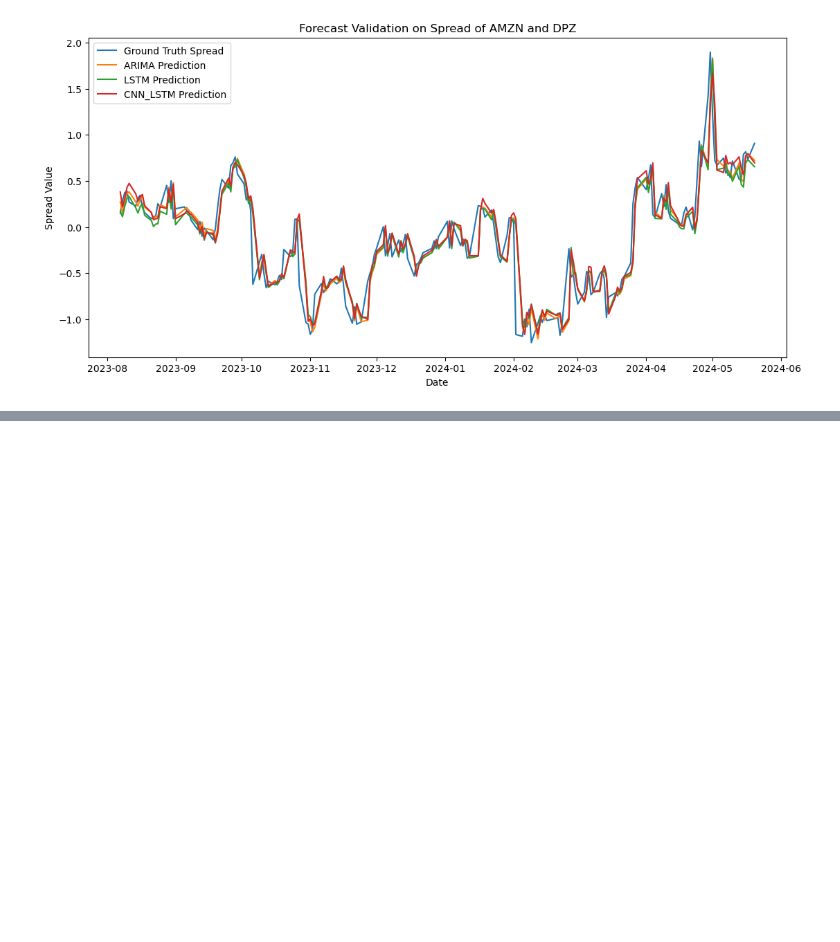
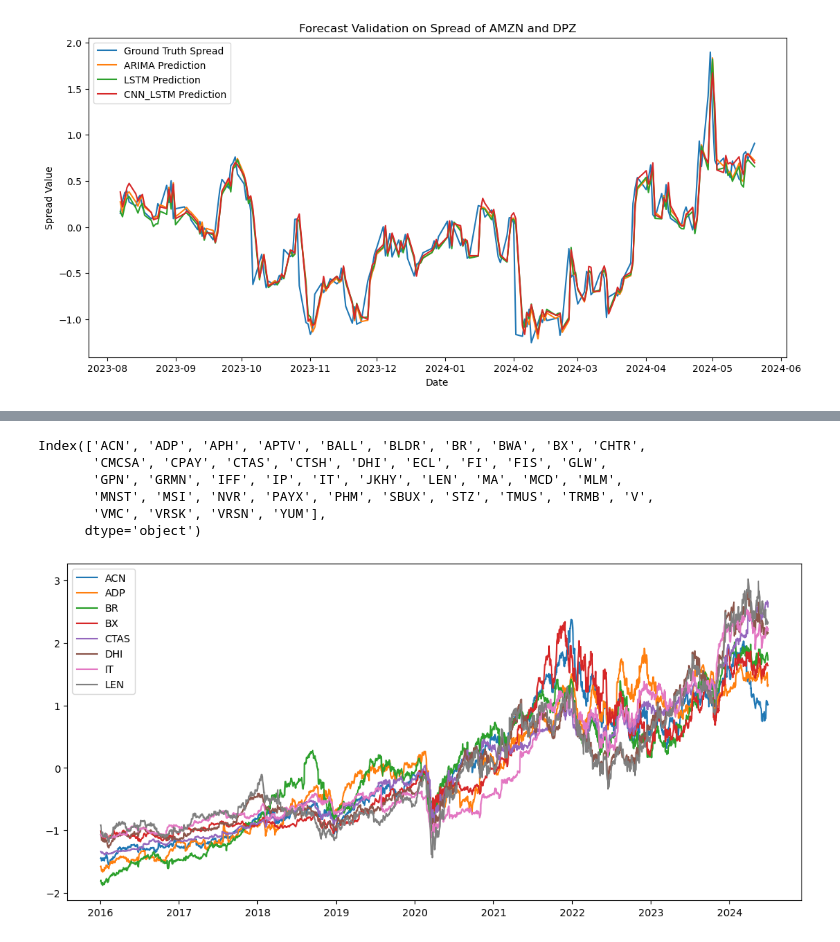
Before and after one commit to CooperLymn/pairs_trading_with_machine_learning, a Jupyter notebook: plot.ipynb, the cells around one changed output, grey strips where cells are left out. Saved outputs shown, nothing was run; the diff lists cells and outputs as text; code cells hidden in the pictures; blank space fills up the shorter version.

```diff
--- a/plot.ipynb
+++ b/plot.ipynb
@@ -45,0 +91,24 @@ plt.show()
+# %%
+tickets = clusters[clusters['hierarchy_label'] == 3].index
+print(tickets)
+# %% [output]
+Index(['ACN', 'ADP', 'APH', 'APTV', 'BALL', 'BLDR', 'BR', 'BWA', 'BX', 'CHTR',
+       'CMCSA', 'CPAY', 'CTAS', 'CTSH', 'DHI', 'ECL', 'FI', 'FIS', 'GLW',
+       'GPN', 'GRMN', 'IFF', 'IP', 'IT', 'JKHY', 'LEN', 'MA', 'MCD', 'MLM',
+       'MNST', 'MSI', 'NVR', 'PAYX', 'PHM', 'SBUX', 'STZ', 'TMUS', 'TRMB', 'V',
+       'VMC', 'VRSK', 'VRSN', 'YUM'],
+      dtype='object')
+# %%
+plt.figure(figsize=(13, 6))
+plt.plot(utils.zscore_normalization(raw_data['ACN']), label='ACN')
+plt.plot(utils.zscore_normalization(raw_data['ADP']), label='ADP')
+plt.plot(utils.zscore_normalization(raw_data['BR']), label='BR')
+plt.plot(utils.zscore_normalization(raw_data['BX']), label='BX')
+plt.plot(utils.zscore_normalization(raw_data['CTAS']), label='CTAS')
+plt.plot(utils.zscore_normalization(raw_data['DHI']), label='DHI')
+plt.plot(utils.zscore_normalization(raw_data['IT']), label='IT')
+plt.plot(utils.zscore_normalization(raw_data['LEN']), label='LEN')
+plt.legend()
+plt.show()
+# %% [output]
+[figure, added]
```
Also changed, not shown: parts of 5 cells of this notebook, 4 other files.
